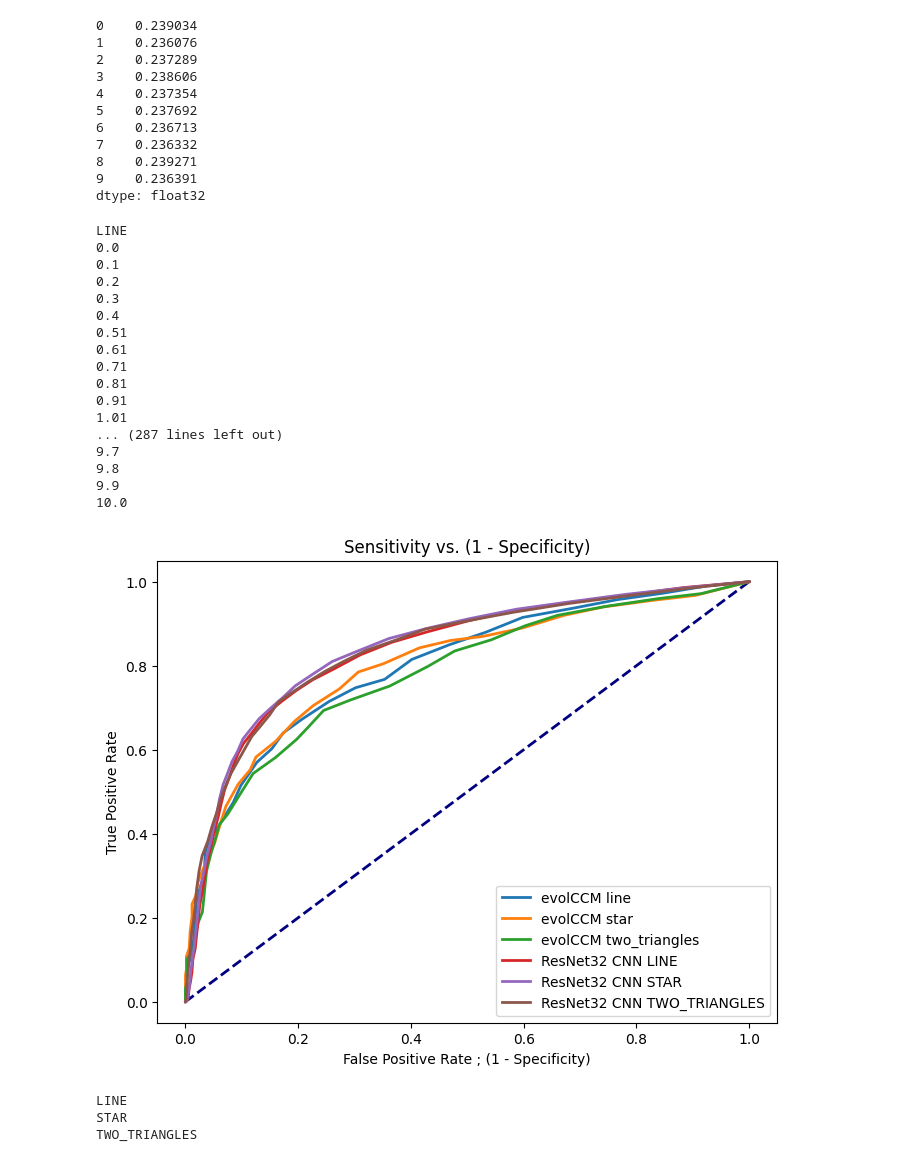
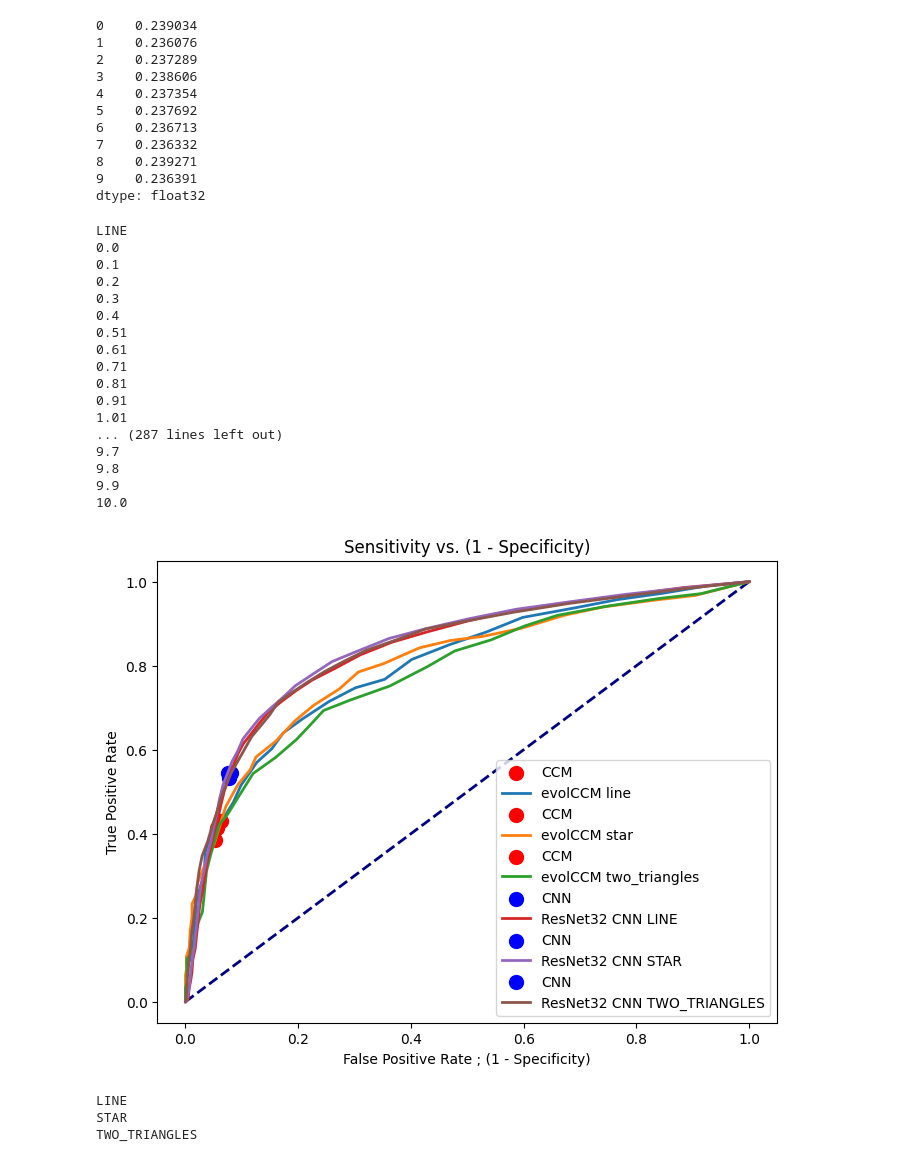
Before and after one commit to EasonJia9598/gene_interaction_CNN, a Jupyter notebook: checker.ipynb, the cells around one changed output. Drawn from its saved outputs; the diff is of its cells as text; code cells hidden in the pictures.

```diff
--- a/checker.ipynb
+++ b/checker.ipynb
@@ -384,8 +384,8 @@ for evolCCM_select in network_all_types[:3]:
         x_axis.append(1 - specificity)
         y_axis.append(sensitivity)
 
-        if np.round(z,2) == 1.9:
-            plt.scatter(1 - specificity, sensitivity, color = 'red', s=10)
+        if np.round(z,2) == 1.92:
+            plt.scatter(1 - specificity, sensitivity, color = 'red', label = 'CCM', s=100)
 
     plt.plot(x_axis, y_axis, lw=2, label=f'evolCCM {evolCCM_select}')
 
@@ -421,37 +421,36 @@ for evolCCM_select in network_all_types[:3]:
         y_axis.append(sensitivity)
         print(np.round(z,2))
         if np.round(z,2) == 1.92:
-
-            plt.scatter(1 - specificity, sensitivity, color = 'blue', s=10)
+            plt.scatter(1 - specificity, sensitivity, color = 'blue',label = 'CNN', s=100)
 
     plt.plot(x_axis, y_axis, lw=2, label=f'ResNet32 CNN {network_type.upper()}')
 
 
     plt.xlabel('False Positive Rate ; (1 - Specificity)')
     plt.ylabel('True Positive Rate')
     plt.title(f'Sensitivity vs. (1 - Specificity)')
     plt.legend(loc='lower right')
 
 plt.show()
 # %% [output]
 LINE
 0.0
 0.1
 0.2
 0.3
 0.4
 0.51
 0.61
 0.71
 0.81
 0.91
 1.01
 ... (287 lines left out)
 9.7
 9.8
 9.9
 10.0
-[figure, old version]
+[figure, new version]
 # %%
 from sklearn.metrics import confusion_matrix
 from sklearn.metrics import classification_report
```
Also changed, not shown: 4 other files.
